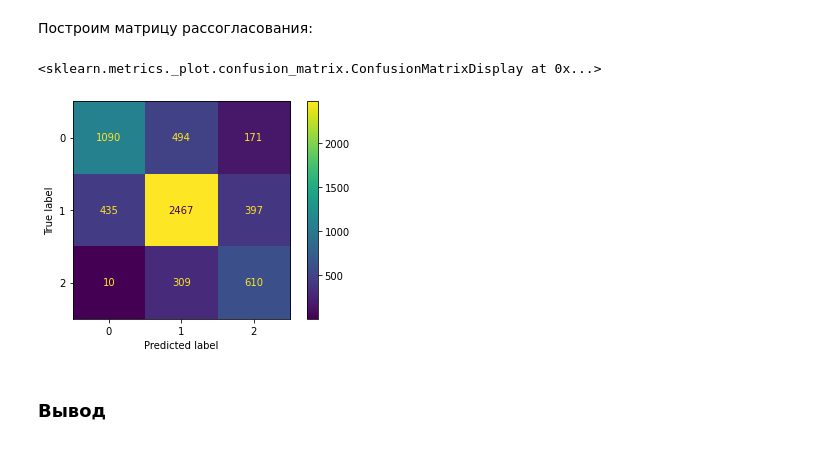
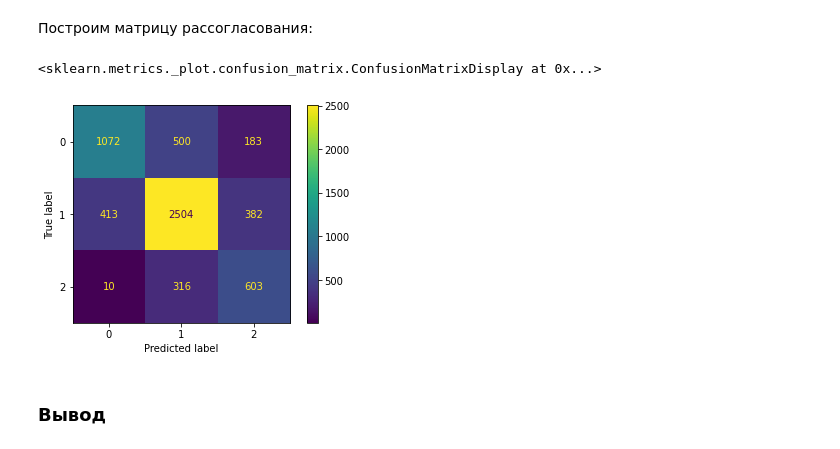
Before and after one commit to Oleg-ui/Machine-Learning-Course, a Jupyter notebook: Task1-2.ipynb, the cells around one changed output. Saved outputs shown, nothing was run; the diff lists cells and outputs as text; code cells hidden in the pictures.

```diff
--- a/Task1.ipynb
+++ b/Task1-2.ipynb
@@ -567,7 +567,7 @@ test_acc = []
 
 for alpha in tqdm(alpha_arr):
     model = MLPClassifier(alpha = alpha, hidden_layer_sizes=(layer_opt,),
-                          solver='lbfgs', activation='logistic', max_iter=450000, random_state=42)
+                          solver='lbfgs', activation='logistic', max_iter=10000, random_state=42)
     model.fit(X_train_minmax, y_train)
 
     y_train_pred = model.predict(X_train_minmax)
@@ -610,7 +626,7 @@ alpha_opt = alpha_arr[np.argmin(test_err)]
 Повторное обучение:
 # %%
 model = MLPClassifier(alpha = alpha_opt, hidden_layer_sizes = (layer_opt,),
-                          solver = 'lbfgs', activation = 'logistic', max_iter=450000, random_state = 42)
+                          solver = 'lbfgs', activation = 'logistic', max_iter=10000, random_state = 42)
 model.fit(X_train_minmax, y_train)
 
 y_train_pred = model.predict(X_train_minmax)
@@ -639,7 +660,7 @@ train_err = np.zeros((n, n))
 for i, sl1 in tqdm(enumerate(sizes)):
     for j, sl2 in tqdm(enumerate(sizes)):
         model = MLPClassifier(hidden_layer_sizes=(sl1, sl2, ),
-                              solver='lbfgs', activation='logistic', max_iter=450000, random_state=42)
+                              solver='lbfgs', activation='logistic', max_iter=10000, random_state=42)
         model.fit(X_train_minmax, y_train)
 
         y_train_pred = model.predict(X_train_minmax)
@@ -689,7 +721,7 @@ test_acc = []
 
 for alpha in tqdm(alpha_arr):
     model = MLPClassifier(alpha = alpha, hidden_layer_sizes=(hls1, hls2, ),
-                          solver='lbfgs', activation='logistic', max_iter=450000, random_state=42)
+                          solver='lbfgs', activation='logistic', max_iter=10000, random_state=42)
 
     model.fit(X_train_minmax, y_train)
 
@@ -733,15 +776,15 @@ alpha_opt = alpha_arr[np.argmin(test_err)]
 Построим матрицу рассогласования:
 # %%
 model = MLPClassifier(alpha = alpha_opt, hidden_layer_sizes=(hls1, hls2, ),
-                      solver='lbfgs', activation='logistic', max_iter=450000, random_state=42)
+                      solver='lbfgs', activation='logistic', max_iter=10000, random_state=42)
 model.fit(X_train_minmax, y_train)
 
 y_test_pred = model.predict(X_test_minmax)
 
 plot_confusion_matrix(model, X_test_minmax, y_test)
 # %% [output]
 <sklearn.metrics._plot.confusion_matrix.ConfusionMatrixDisplay at 0x...>
-[figure, old version]
+[figure, new version]
 # %% [markdown]
 ### Вывод
 # %% [markdown]
```
Also changed, not shown: parts of 10 cells of this notebook.
